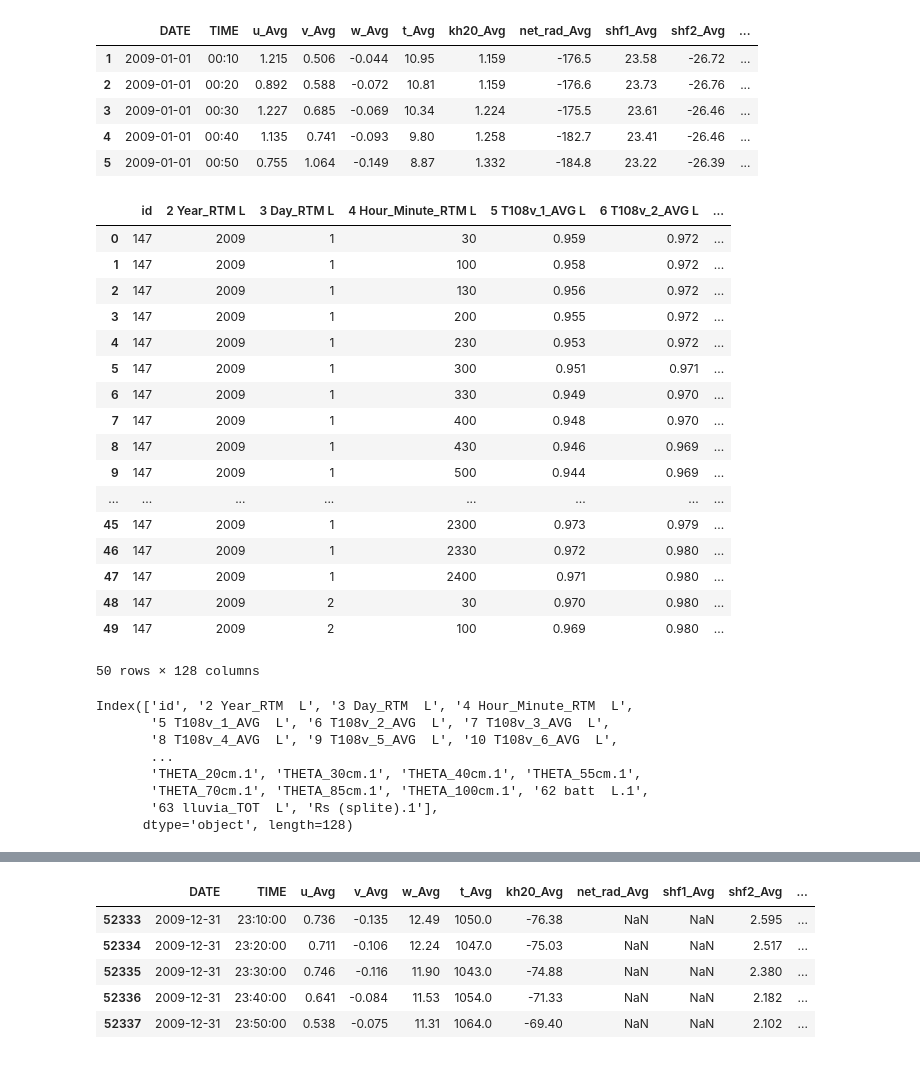
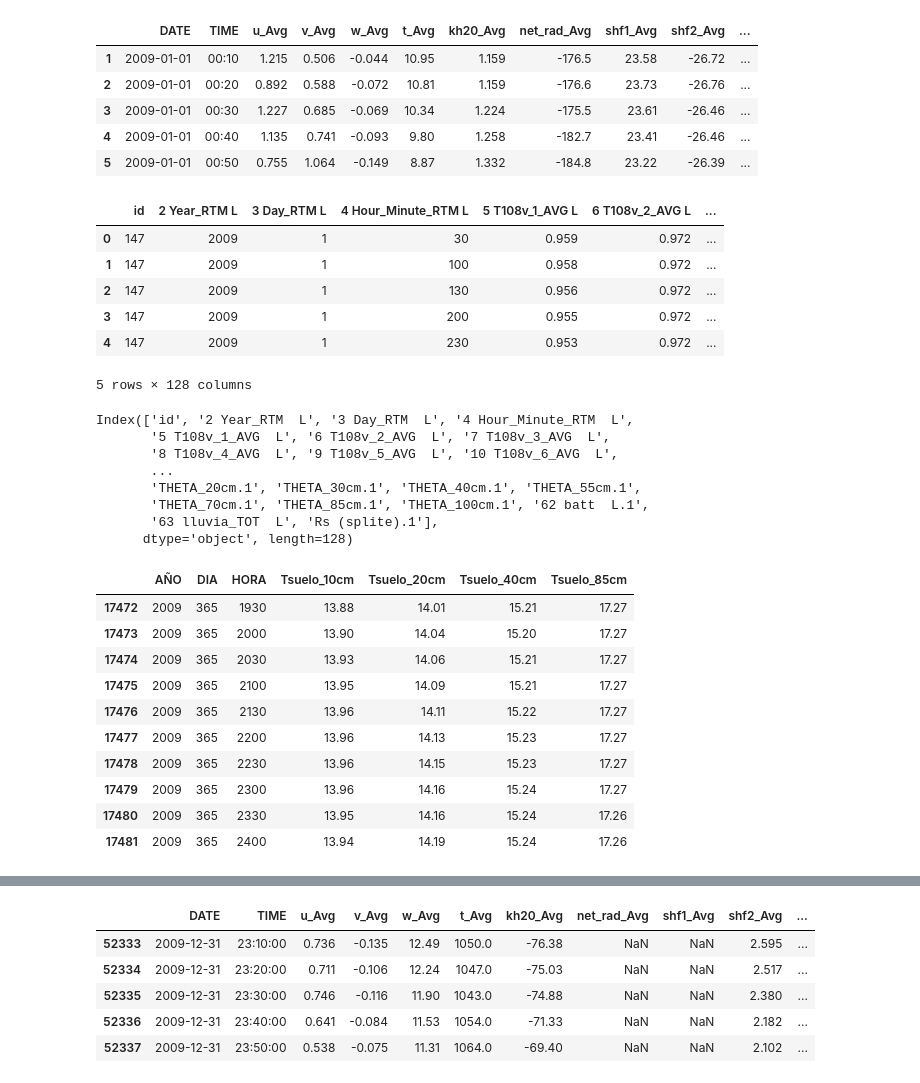
Before and after one commit to Askleth/Archivero, a Jupyter notebook: Actividad_8/Act8.ipynb, the cells around one changed output, grey strips where cells are left out. Cells and saved outputs as stored; diff of their text form; code cells hidden in the pictures.

```diff
--- a/Actividad_8/Act8.ipynb
+++ b/Actividad_8/Act8.ipynb
@@ -33,27 +35,15 @@ meteo.head()
 | 5 | 2009-01-01 | 00:50 | 0.755 | 1.064 | -0.149 | 8.87 | 1.332 | -184.8 | 23.22 | -26.39 | ... |
 # %%
 soil = pd.read_csv("soil-nogal-09.csv",engine = ("python"))
+soil.head()
+# %% [output]
+|  | id | 2 Year_RTM L | 3 Day_RTM L | 4 Hour_Minute_RTM L | 5 T108v_1_AVG L | 6 T108v_2_AVG L | ... |
+| 0 | 147 | 2009 | 1 | 30 | 0.959 | 0.972 | ... |
+| 1 | 147 | 2009 | 1 | 100 | 0.958 | 0.972 | ... |
+| 2 | 147 | 2009 | 1 | 130 | 0.956 | 0.972 | ... |
+| 3 | 147 | 2009 | 1 | 200 | 0.955 | 0.972 | ... |
+| 4 | 147 | 2009 | 1 | 230 | 0.953 | 0.972 | ... |
+5 rows × 128 columns
-# %%
-soil.head(50)
-# %% [output]
-|  | id | 2 Year_RTM L | 3 Day_RTM L | 4 Hour_Minute_RTM L | 5 T108v_1_AVG L | 6 T108v_2_AVG L | ... |
-| 0 | 147 | 2009 | 1 | 30 | 0.959 | 0.972 | ... |
-| 1 | 147 | 2009 | 1 | 100 | 0.958 | 0.972 | ... |
-| 2 | 147 | 2009 | 1 | 130 | 0.956 | 0.972 | ... |
-| 3 | 147 | 2009 | 1 | 200 | 0.955 | 0.972 | ... |
-| 4 | 147 | 2009 | 1 | 230 | 0.953 | 0.972 | ... |
-| 5 | 147 | 2009 | 1 | 300 | 0.951 | 0.971 | ... |
-| 6 | 147 | 2009 | 1 | 330 | 0.949 | 0.970 | ... |
-| 7 | 147 | 2009 | 1 | 400 | 0.948 | 0.970 | ... |
-| 8 | 147 | 2009 | 1 | 430 | 0.946 | 0.969 | ... |
-| 9 | 147 | 2009 | 1 | 500 | 0.944 | 0.969 | ... |
-| ... | ... | ... | ... | ... | ... | ... | ... |
-| 45 | 147 | 2009 | 1 | 2300 | 0.973 | 0.979 | ... |
-| 46 | 147 | 2009 | 1 | 2330 | 0.972 | 0.980 | ... |
-| 47 | 147 | 2009 | 1 | 2400 | 0.971 | 0.980 | ... |
-| 48 | 147 | 2009 | 2 | 30 | 0.970 | 0.980 | ... |
-| 49 | 147 | 2009 | 2 | 100 | 0.969 | 0.980 | ... |
-50 rows × 128 columns
 # %%
 soil.columns
 # %% [output]
@@ -68,8 +58,21 @@ Index(['id', '2 Year_RTM  L', '3 Day_RTM  L', '4 Hour_Minute_RTM  L',
 # %%
 soil = pd.DataFrame({"AÑO" : soil["2 Year_RTM  L"],
                      "DIA" : soil["3 Day_RTM  L"],
                      "HORA" : soil["4 Hour_Minute_RTM  L"],
                      "Tsuelo_10cm" : soil["Tsuelo_10cm"],
                      "Tsuelo_20cm" : soil["Tsuelo_20cm"],
                      "Tsuelo_40cm" : soil["Tsuelo_40cm"],
                      "Tsuelo_85cm" : soil["Tsuelo_85cm"]})
+soil.tail(10)
+# %% [output]
+|  | AÑO | DIA | HORA | Tsuelo_10cm | Tsuelo_20cm | Tsuelo_40cm | Tsuelo_85cm |
+| 17472 | 2009 | 365 | 1930 | 13.88 | 14.01 | 15.21 | 17.27 |
+| 17473 | 2009 | 365 | 2000 | 13.90 | 14.04 | 15.20 | 17.27 |
+| 17474 | 2009 | 365 | 2030 | 13.93 | 14.06 | 15.21 | 17.27 |
+| 17475 | 2009 | 365 | 2100 | 13.95 | 14.09 | 15.21 | 17.27 |
+| 17476 | 2009 | 365 | 2130 | 13.96 | 14.11 | 15.22 | 17.27 |
+| 17477 | 2009 | 365 | 2200 | 13.96 | 14.13 | 15.23 | 17.27 |
+| 17478 | 2009 | 365 | 2230 | 13.96 | 14.15 | 15.23 | 17.27 |
+| 17479 | 2009 | 365 | 2300 | 13.96 | 14.16 | 15.24 | 17.27 |
+| 17480 | 2009 | 365 | 2330 | 13.95 | 14.16 | 15.24 | 17.26 |
+| 17481 | 2009 | 365 | 2400 | 13.94 | 14.19 | 15.24 | 17.26 |
```
Also changed, not shown: parts of 7 cells of this notebook.
